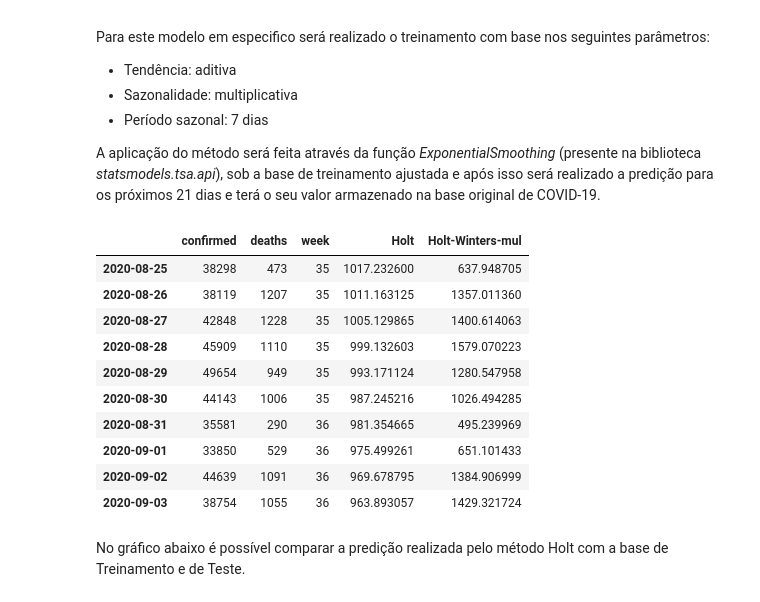
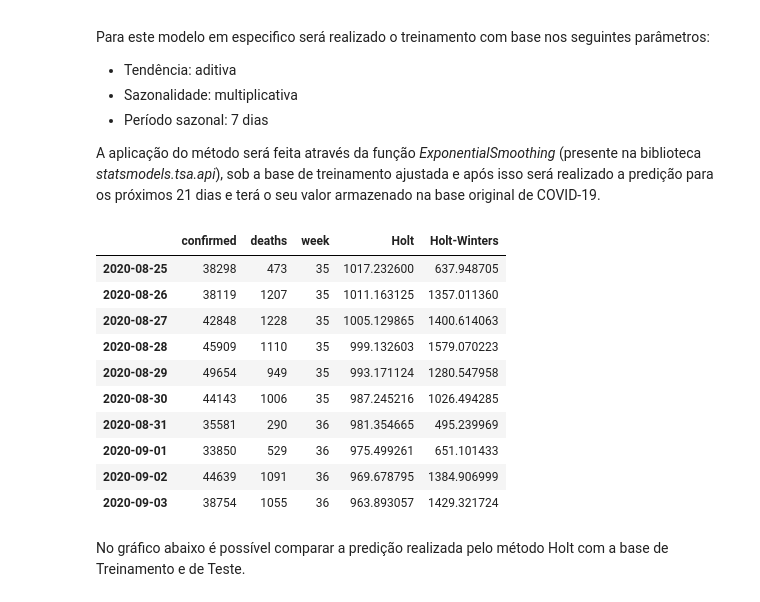
Before and after one commit to guilourenzo/mba-usp, a Jupyter notebook: APRENDIZADO DINÂMICO/PROJETO FINAL/GuilhermeLourenco_FINAL.ipynb, the cells around one changed output. Saved outputs shown, nothing was run; the diff lists cells and outputs as text; code cells hidden in the pictures.

```diff
--- a/APRENDIZADO DINÂMICO/PROJETO FINAL/GuilhermeLourenco_FINAL.ipynb
+++ b/APRENDIZADO DINÂMICO/PROJETO FINAL/GuilhermeLourenco_FINAL.ipynb
@@ -309,14 +309,14 @@ A aplicação do método será feita através da função _ExponentialSmoothing_
 # %%
 # Ajuste do modelo pelo Método de Holt-Winters com sazonalidade aditiva
 
 modelo =  ExponentialSmoothing(treino_ajustado.deaths, trend='additive', seasonal='multiplicative', seasonal_periods=7).fit()
 holt_winters_mult = modelo.forecast(21).rename('Holt-Winters')
 
-covid['Holt-Winters-mul'] = holt_winters_mult
+covid['Holt-Winters'] = holt_winters_mult
 
 covid.tail(10)
 # %% [output]
-|  | confirmed | deaths | week | Holt | Holt-Winters-mul |
+|  | confirmed | deaths | week | Holt | Holt-Winters |
 | 2020-08-25 | 38298 | 473 | 35 | 1017.232600 | 637.948705 |
 | 2020-08-26 | 38119 | 1207 | 35 | 1011.163125 | 1357.011360 |
 | 2020-08-27 | 42848 | 1228 | 35 | 1005.129865 | 1400.614063 |
```
Also changed, not shown: parts of 9 cells of this notebook, 1 other file.
